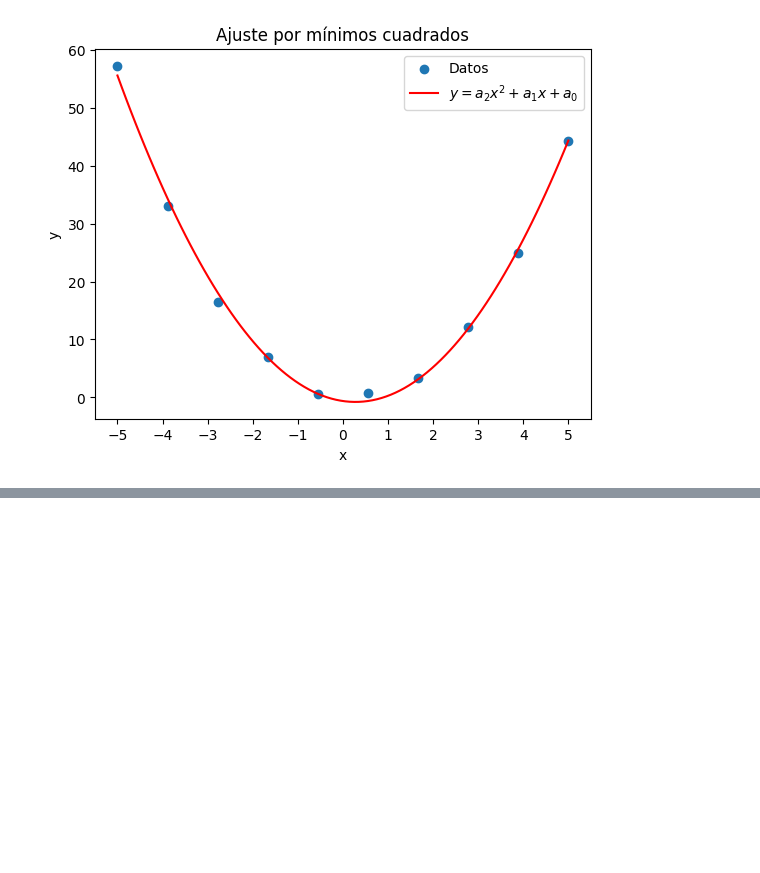
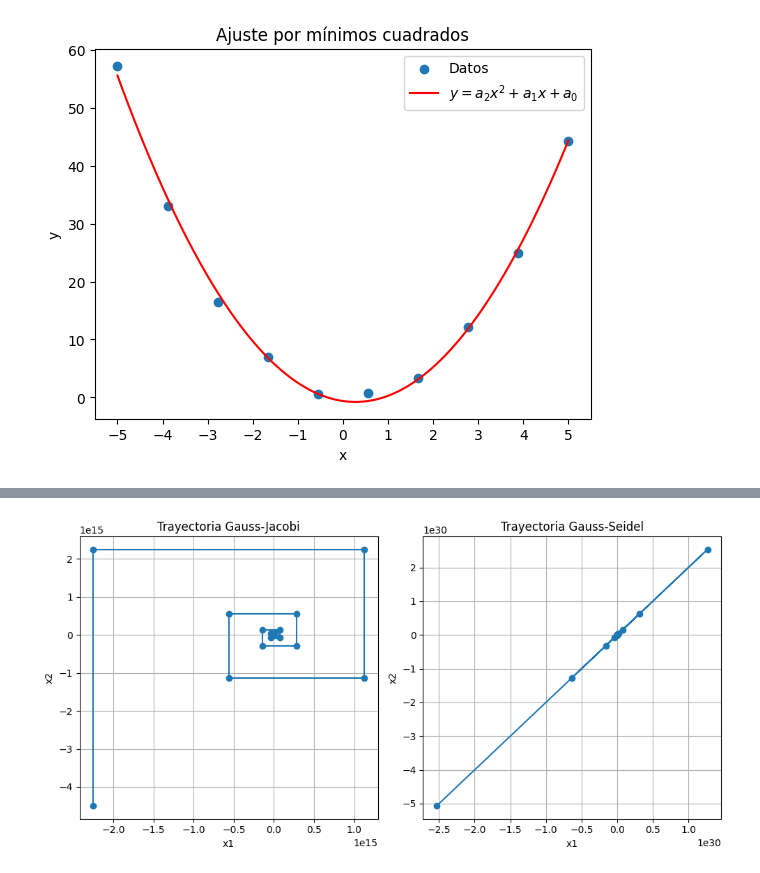
Before and after one commit to Andro2k/Prueba-2-Metodos, a Jupyter notebook: Prueba_2_Andino.ipynb, the cells around one changed output, grey strips where cells are left out. Cells and saved outputs as stored; diff of their text form; code cells hidden in the pictures; blank space fills up the shorter version.

```diff
--- a/Prueba_2_Andino.ipynb
+++ b/Prueba_2_Andino.ipynb
@@ -104,0 +381,83 @@ plt.show()
+# %%
+import numpy as np
+import matplotlib.pyplot as plt
+
+# Definimos el sistema de ecuaciones
+A = [[1, 1], [-2, 1]]
+b = [6, 0]
+x0 = [0, 0]  # Estimación inicial
+
+def gauss_jacobi(A, b, x0, tol, max_iter):
+    n = len(b)
+    x = np.array(x0, dtype=float)
+    x_new = np.zeros_like(x)
+    trajectory = [x.copy()]
+
+    for k in range(max_iter):
+        print(f"[INFO] i= {k} x: {x}")
+        for i in range(n):
+            s = sum(A[i][j] * x[j] for j in range(n) if j != i)
+            x_new[i] = (b[i] - s) / A[i][i]
+
+        trajectory.append(x_new.copy())
+
+        if np.linalg.norm(x_new - x, ord=np.inf) < tol:
+            break
+
+        x = x_new.copy()
+
+    return x, np.array(trajectory)
+
+def gauss_seidel(A, b, x0, tol, max_iter):
+    n = len(b)
+    x = np.array(x0, dtype=float)
+    trajectory = [x.copy()]
+
+    for k in range(max_iter):
+        print(f"[INFO] i= {k} x: {x}")
+        x_new = x.copy()
+        for i in range(n):
+            s = sum(A[i][j] * x_new[j] for j in range(n) if j != i)
+            x_new[i] = (b[i] - s) / A[i][i]
+
+        trajectory.append(x_new.copy())
+
+        if np.linalg.norm(x_new - x, ord=np.inf) < tol:
+            break
+
+        x = x_new.copy()
+
+    return x, np.array(trajectory)
+
+def plot_trajectory(traj_jacobi, traj_seidel):
+    plt.figure(figsize=(10, 5))
+
+    # Gauss-Jacobi
+    plt.subplot(1, 2, 1)
+    plt.plot(traj_jacobi[:, 0], traj_jacobi[:, 1], marker='o', linestyle='-')
+    plt.title('Trayectoria Gauss-Jacobi')
+    plt.xlabel('x1')
+    plt.ylabel('x2')
+    plt.grid(True)
+
+    # Gauss-Seidel
+    plt.subplot(1, 2, 2)
+    plt.plot(traj_seidel[:, 0], traj_seidel[:, 1], marker='o', linestyle='-')
+    plt.title('Trayectoria Gauss-Seidel')
+    plt.xlabel('x1')
+    plt.ylabel('x2')
+    plt.grid(True)
+
+    plt.tight_layout()
+    plt.show()
+
+# Resolvemos el sistema utilizando Gauss-Jacobi y Gauss-Seidel
+sol_jacobi, traj_jacobi = gauss_jacobi(A, b, x0, tol=1e-5, max_iter=100)
+sol_seidel, traj_seidel = gauss_seidel(A, b, x0, tol=1e-5, max_iter=100)
+
+print("Solución Gauss-Jacobi:", sol_jacobi)
+print("Solución Gauss-Seidel:", sol_seidel)
+
+# Graficamos las trayectorias
+plot_trajectory(traj_jacobi, traj_seidel)
+# %% [output]
@@ -104,0 +481 @@ plt.show()
+[figure, added]
```
Also changed, not shown: parts of 11 cells of this notebook.
